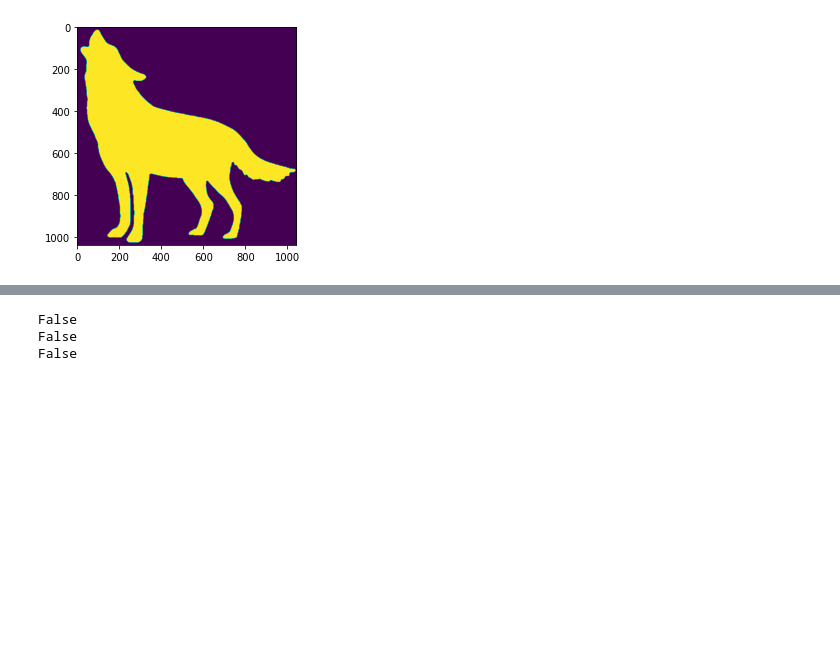
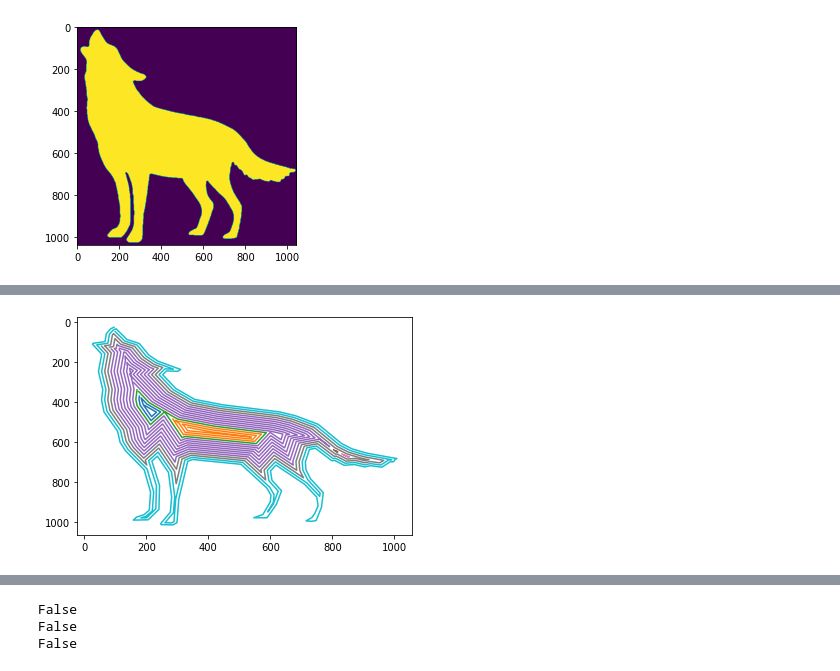
Before and after one commit to ejbosia/Fermat-Spirals, a Jupyter notebook: Fermat Spiral Paper.ipynb, the cells around one changed output, grey strips where cells are left out. Saved outputs shown, nothing was run; the diff lists cells and outputs as text; code cells hidden in the pictures; blank space fills up the shorter version.

```diff
--- a/Fermat Spiral Paper.ipynb
+++ b/Fermat Spiral Paper.ipynb
@@ -220,6 +220,28 @@ def spiral_path(contour_family, distance):
             points.extend(ls.coords)
 
     return points
+# %%
+def calculate_break(path, start, distance):
+
+    dis = 0
+
+    while dis <= distance:
+        _,path = cut(path,distance)
+
+        dis = path.project(start)
+
+    return path.interpolate(dis)
+
+
+def convert_fermat(path, distance):
+
+    if path:
+        path = LineString(path)
+
+        start = Point(path.coords[0])
+
+        # get the first end point
+        end = calculate_break(path, start, distance)
 # %%
 # plot a single path
 def plot_path(path, color=None):
@@ -274,6 +296,8 @@ def generate_total_path(result, distance):
 
     results = spiral_path(contour_family, distance)
 
+    convert_fermat(results, distance)
+
     total_path.append(results)
 
     return total_path
@@ -320,7 +344,7 @@ def plot_recursive_path(total_path):
 # - you can use this to see the difference / errors with combinations
 # path1 = create the separate path with fermat spirals
 # path2 = create the combined path with fermat spirals
-distance = 20
+distance = 10
 
 image = cv2.imread(os.path.join(folder,'wolf.png'),0)
 
@@ -335,3 +357,4 @@ plt.show()
+[figure, added]
 # %%
 %matplotlib notebook
 plot_recursive_path(path)
```
Also changed, not shown: parts of 1 cell of this notebook.
